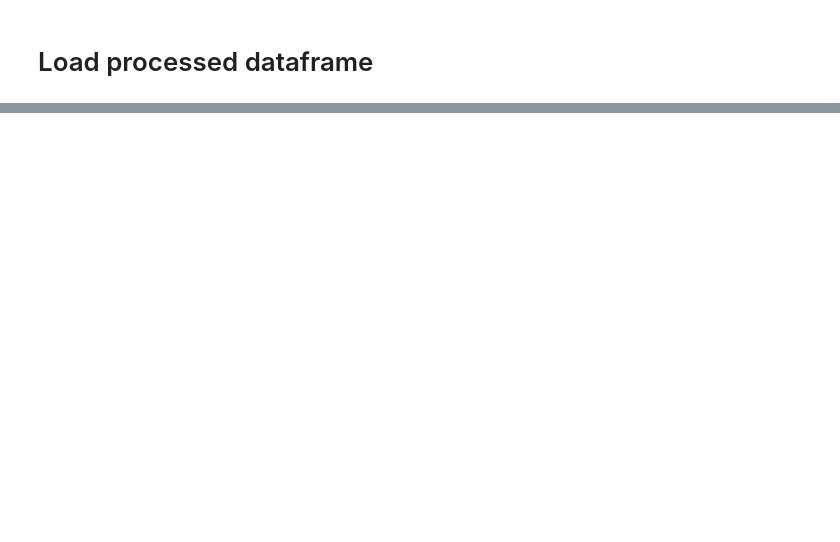
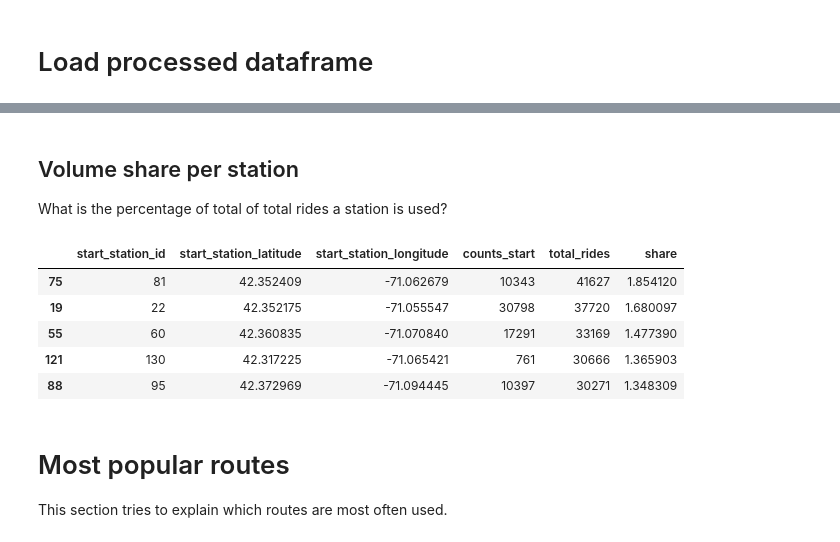
Before and after one commit to RavenRudi/AA_Group16, a Jupyter notebook: geographical_demand.ipynb, the cells around one changed output, grey strips where cells are left out. Saved outputs shown, nothing was run; the diff lists cells and outputs as text; code cells hidden in the pictures; blank space fills up the shorter version.

```diff
--- a/geographical_demand.ipynb
+++ b/geographical_demand.ipynb
@@ -61,3 +59,0 @@ KeyError: 'start_station_latitude'
-# %%
-df_start = df_boston.groupby(['start_station_id','start_station_latitude', 'start_station_longitude']).size().reset_index(name='counts_start')
-df_end = df_boston.groupby(['end_station_id','end_station_latitude', 'end_station_longitude']).size().reset_index(name='counts_end')
@@ -63,0 +84,20 @@ df_end = df_boston.groupby(['end_station_id','end_station_latitude', 'end_statio
+# %% [markdown]
+## Volume share per station
+What is the percentage of total of total rides a station is used?
+# %%
+#share of different stations, most frequently used stations
+df_station_share = df_start.copy()
+df_station_share['total_rides'] = df_start['counts_start'] + df_end['counts_end']
+yearly_total_rides = sum(df_station_share['total_rides'])
+df_station_share['share'] = (df_station_share['total_rides'] / yearly_total_rides)*100
+df_station_share.sort_values('share', ascending=False).head(5)
+# %% [output]
+|  | start_station_id | start_station_latitude | start_station_longitude | counts_start | total_rides | share |
+| 75 | 81 | 42.352409 | -71.062679 | 10343 | 41627 | 1.854120 |
+| 19 | 22 | 42.352175 | -71.055547 | 30798 | 37720 | 1.680097 |
+| 55 | 60 | 42.360835 | -71.070840 | 17291 | 33169 | 1.477390 |
+| 121 | 130 | 42.317225 | -71.065421 | 761 | 30666 | 1.365903 |
+| 88 | 95 | 42.372969 | -71.094445 | 10397 | 30271 | 1.348309 |
+# %% [markdown]
+# Most popular routes
+This section tries to explain which routes are most often used.
```
Also changed, not shown: parts of 12 cells of this notebook.
